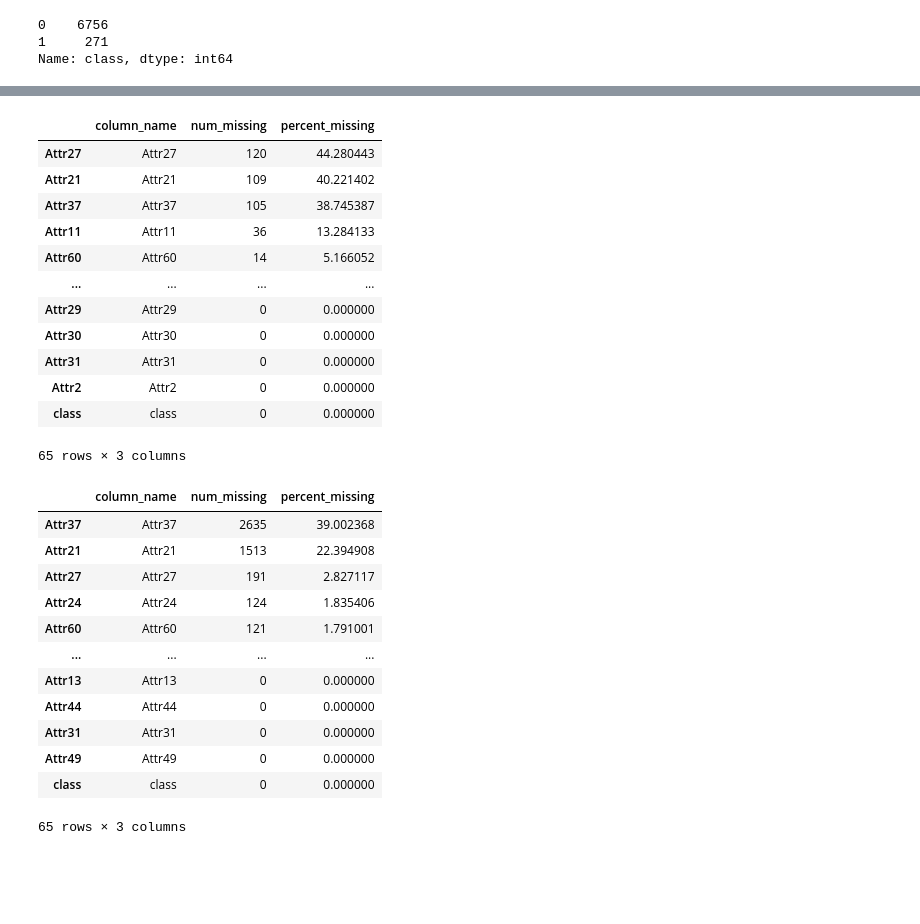
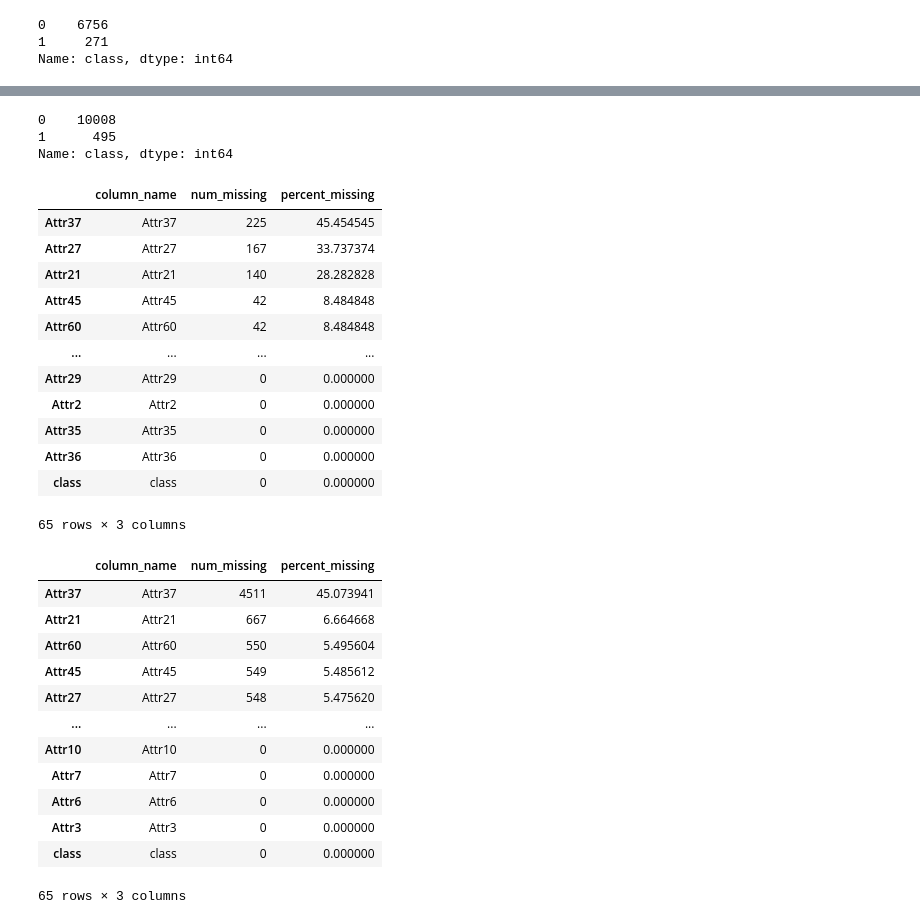
Before and after one commit to cb3101/bankruptcy_prediction, a Jupyter notebook: analysis/dataset.ipynb, the cells around one changed output, grey strips where cells are left out. Cells and saved outputs as stored; diff of their text form; code cells hidden in the pictures; blank space fills up the shorter version.

```diff
--- a/analysis/dataset.ipynb
+++ b/analysis/dataset.ipynb
@@ -32,0 +258,6 @@ df1_neg = df1[df1['class']==0]
+# %%
+arff = loadarff(data_path+'3year.arff')
+df = pd.DataFrame(arff[0])
+# %%
+df['class']= df['class'].astype('int')
+df.head()
@@ -33,46 +272,53 @@ df1_neg = df1[df1['class']==0]
+# %%
+df['class'].value_counts()
+# %% [output]
+0    10008
+1      495
+Name: class, dtype: int64
+# %%
+df_pos = df[df['class']==1]
+df_neg = df[df['class']==0]
 # %%
-
-percent_missing = df1_pos.isnull().sum()
-percent_missing_p = percent_missing / df1_pos.shape[0] * 100.00
-missing_value_df = pd.DataFrame({'column_name': df1_pos.columns,
+percent_missing = df_pos.isnull().sum()
+percent_missing_p = percent_missing / df_pos.shape[0] * 100.00
+missing_value_df = pd.DataFrame({'column_name': df_pos.columns,
                                  'num_missing': percent_missing,
                                  'percent_missing': percent_missing_p})
 missing_value_df.sort_values('percent_missing', inplace=True, ascending=False)
 missing_value_df
 # %% [output]
 |  | column_name | num_missing | percent_missing |
-| Attr27 | Attr27 | 120 | 44.280443 |
-| Attr21 | Attr21 | 109 | 40.221402 |
-| Attr37 | Attr37 | 105 | 38.745387 |
-| Attr11 | Attr11 | 36 | 13.284133 |
-| Attr60 | Attr60 | 14 | 5.166052 |
+| Attr37 | Attr37 | 225 | 45.454545 |
+| Attr27 | Attr27 | 167 | 33.737374 |
+| Attr21 | Attr21 | 140 | 28.282828 |
+| Attr45 | Attr45 | 42 | 8.484848 |
+| Attr60 | Attr60 | 42 | 8.484848 |
 | ... | ... | ... | ... |
 | Attr29 | Attr29 | 0 | 0.000000 |
-| Attr30 | Attr30 | 0 | 0.000000 |
-| Attr31 | Attr31 | 0 | 0.000000 |
 | Attr2 | Attr2 | 0 | 0.000000 |
+| Attr35 | Attr35 | 0 | 0.000000 |
+| Attr36 | Attr36 | 0 | 0.000000 |
 | class | class | 0 | 0.000000 |
 65 rows × 3 columns
 # %%
-
-percent_missing = df1_neg.isnull().sum()
-percent_missing_p = percent_missing / df1_neg.shape[0] * 100.00
-missing_value_df = pd.DataFrame({'column_name': df1_neg.columns,
+percent_missing = df_neg.isnull().sum()
+percent_missing_p = percent_missing / df_neg.shape[0] * 100.00
+missing_value_df = pd.DataFrame({'column_name': df_neg.columns,
                                  'num_missing': percent_missing,
                                  'percent_missing': percent_missing_p})
 missing_value_df.sort_values('percent_missing', inplace=True, ascending=False)
 missing_value_df
 # %% [output]
 |  | column_name | num_missing | percent_missing |
-| Attr37 | Attr37 | 2635 | 39.002368 |
-| Attr21 | Attr21 | 1513 | 22.394908 |
-| Attr27 | Attr27 | 191 | 2.827117 |
-| Attr24 | Attr24 | 124 | 1.835406 |
-| Attr60 | Attr60 | 121 | 1.791001 |
+| Attr37 | Attr37 | 4511 | 45.073941 |
+| Attr21 | Attr21 | 667 | 6.664668 |
+| Attr60 | Attr60 | 550 | 5.495604 |
+| Attr45 | Attr45 | 549 | 5.485612 |
+| Attr27 | Attr27 | 548 | 5.475620 |
 | ... | ... | ... | ... |
-| Attr13 | Attr13 | 0 | 0.000000 |
-| Attr44 | Attr44 | 0 | 0.000000 |
-| Attr31 | Attr31 | 0 | 0.000000 |
-| Attr49 | Attr49 | 0 | 0.000000 |
+| Attr10 | Attr10 | 0 | 0.000000 |
+| Attr7 | Attr7 | 0 | 0.000000 |
+| Attr6 | Attr6 | 0 | 0.000000 |
+| Attr3 | Attr3 | 0 | 0.000000 |
 | class | class | 0 | 0.000000 |
 65 rows × 3 columns
```
Also changed, not shown: parts of 42 cells of this notebook.
